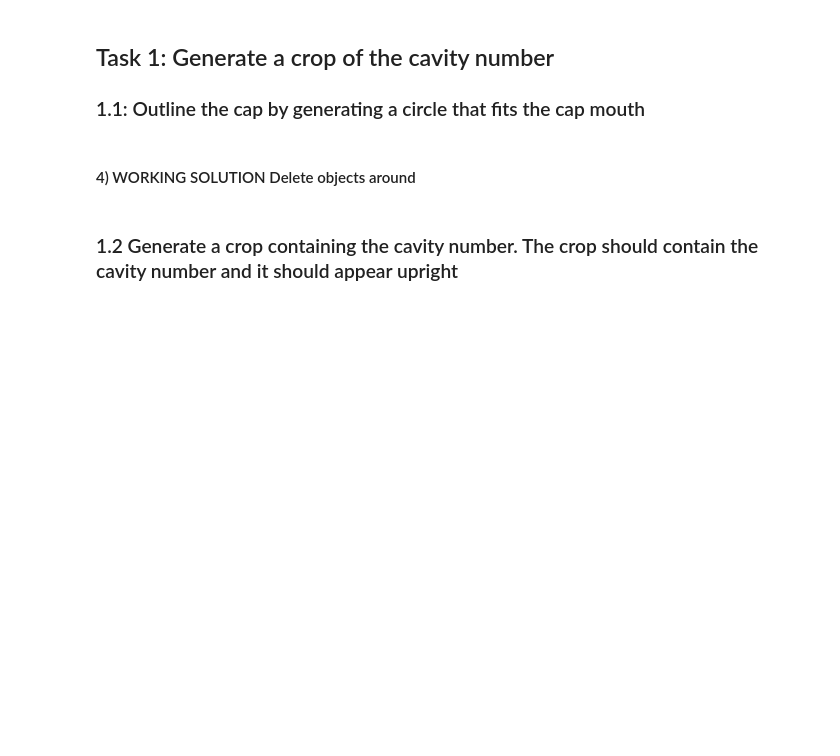
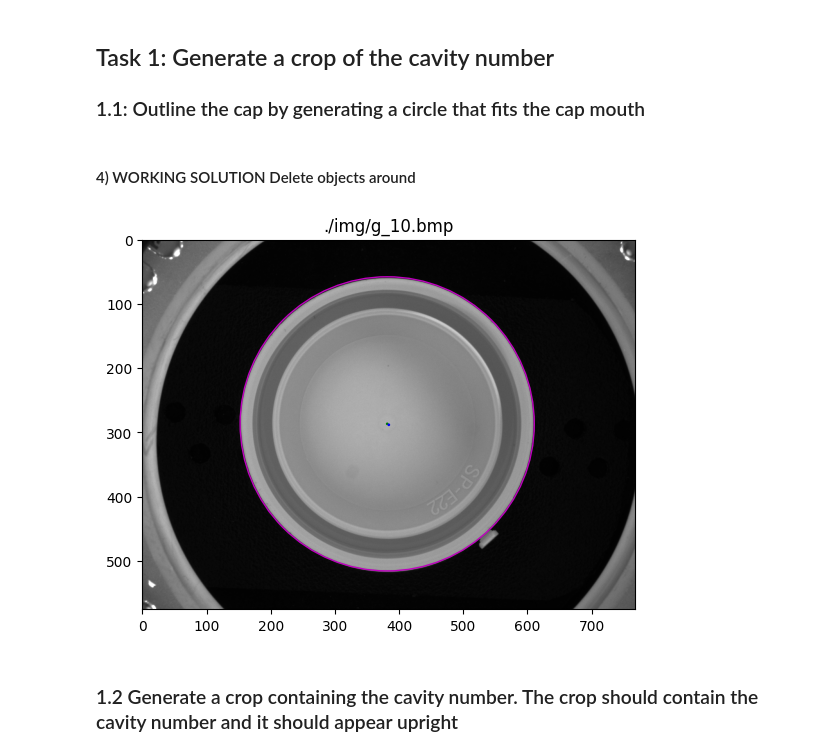
Before and after one commit to taglioIsCoding/CapInspection, a Jupyter notebook: single_cap.ipynb, the cells around one changed output. Drawn from its saved outputs; the diff is of its cells as text; code cells hidden in the pictures; blank space fills up the shorter version.

```diff
--- a/single_cap.ipynb
+++ b/single_cap.ipynb
@@ -53,35 +55,37 @@ while not found and par2 > 5:
                             param1=500, # Theshold on the gradient
                             param2=par2,
                             minRadius=int(radius*0.9),
                             maxRadius=int(radius*1.1))  # Smaller find more false positives
     if circles is not None and len(circles) > 0:
         found = not found
     par2 -= 5
 
 ax = plt.subplot(1,1,1)
 ax.set_title(filename)
 if circles is not None:
     if len(circles[0]) > 1:
         print(f"Image {filename} has 2 or more circles")
     for circle in circles[0]:
         center = [circle[0], circle[1]]
         radius = circle[2]
-        center_in_pixels = np.int16(np.around(center))
-        radius_in_pixels = np.int16(np.around(radius))
+        center_in_pixels = np.int32(np.around(center))
+        radius_in_pixels = np.int32(np.around(radius))
         circle = plt.Circle(center, radius, color='m', fill=False)
         circle_center = plt.Circle(center, 1, color='g', fill=False)
         img_center = plt.Circle([image_bin.shape[1]/2, image_bin.shape[0]/2], 1, color='b', fill=True)
 
         ax.add_patch(circle)
         ax.add_patch(circle_center)
         ax.add_patch(img_center)
 
 else:
     print(f"Image {filename} has no circles")
 
 ax.imshow(image, cmap='gray', vmin=0, vmax=255)
 
 plt.show()
+# %% [output]
+[figure, added]
 # %% [markdown]
 ### 1.2 Generate a crop containing the cavity number. The crop should contain the cavity number and it should appear upright
 # %%
```
Also changed, not shown: parts of 23 cells of this notebook.
